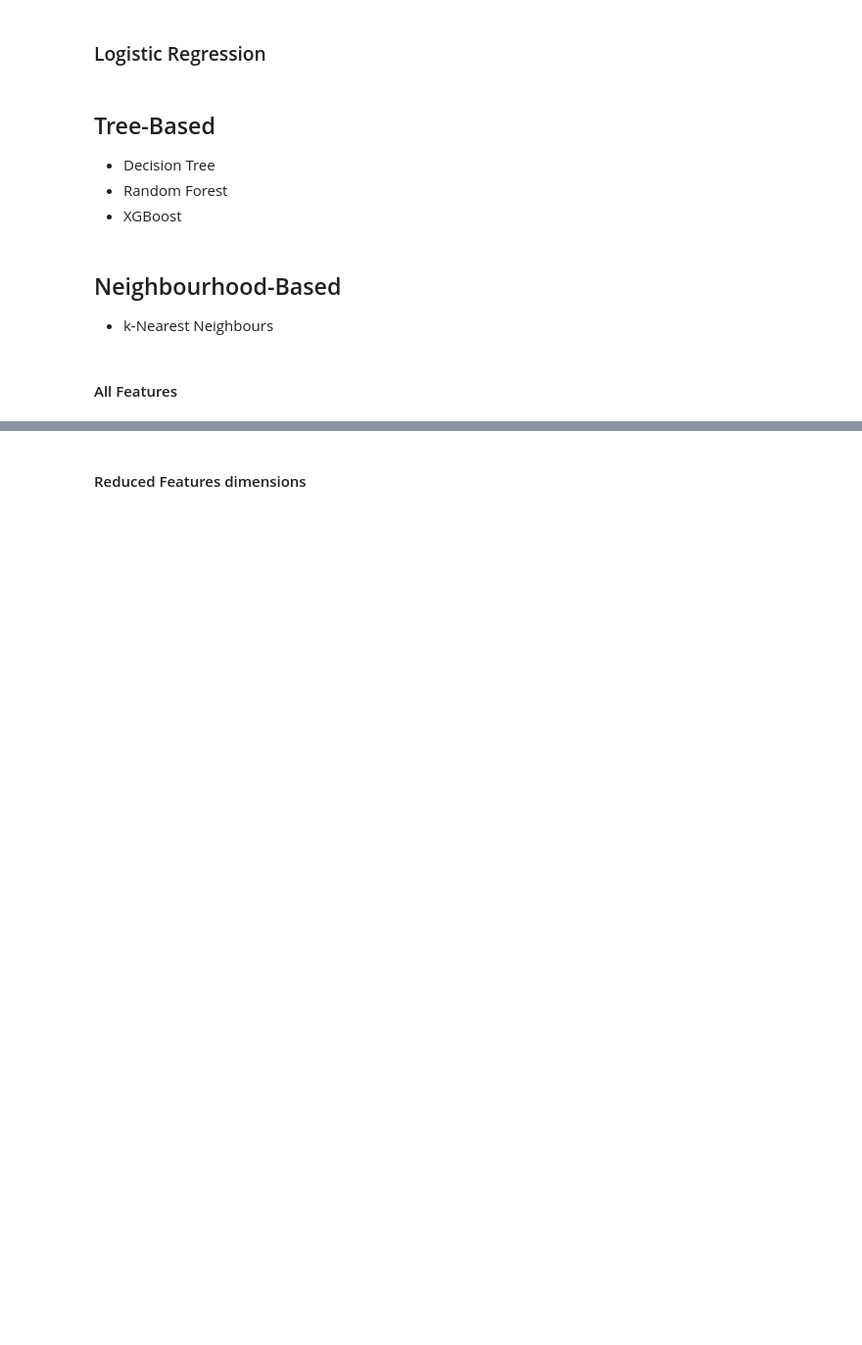
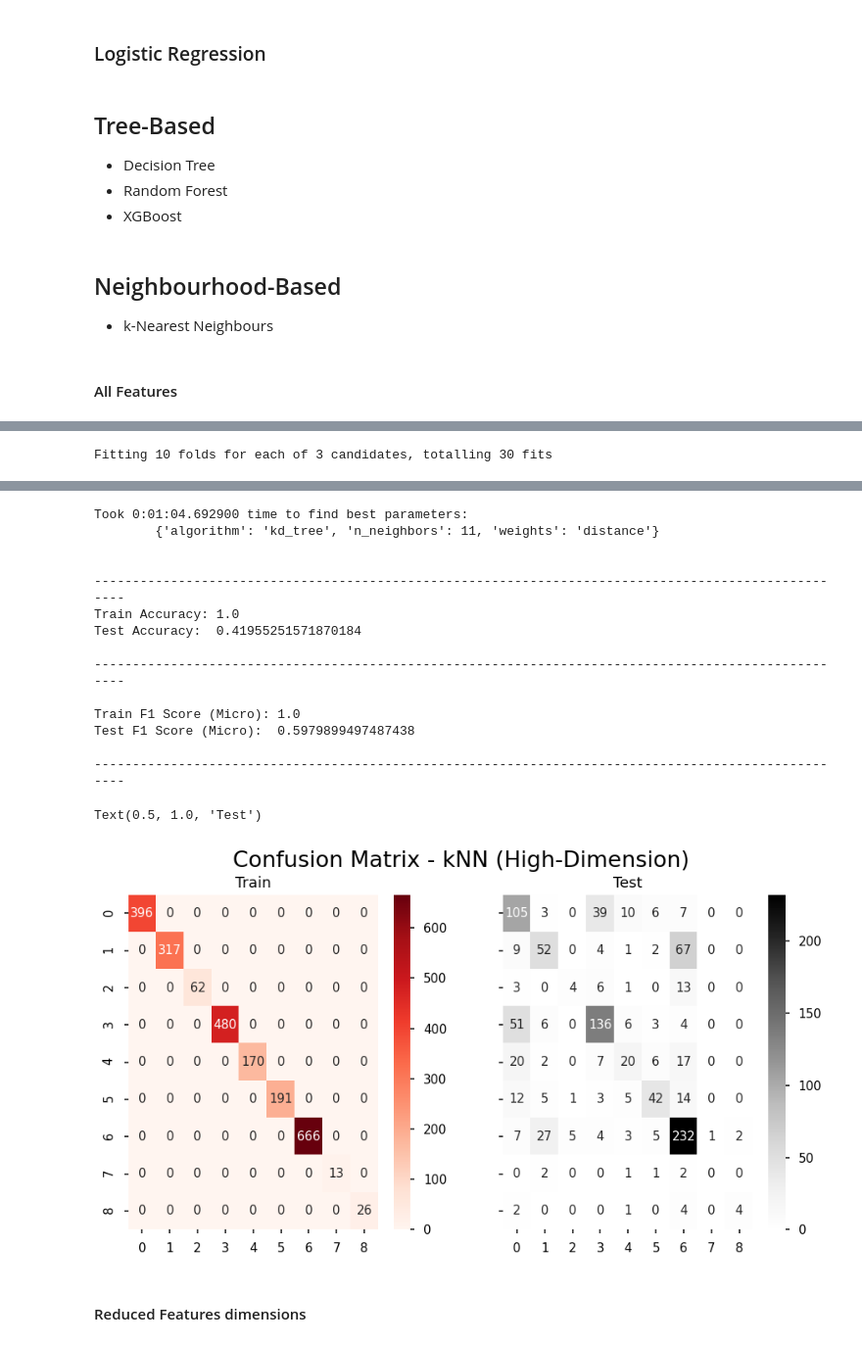
Before and after one commit to akshayonly/DL-Case-Study-Classifying-GM, a Jupyter notebook: Classifying_Genetic_Mutation_.ipynb, the cells around one changed output, grey strips where cells are left out. Shown at 98% size. Cells and saved outputs as stored; diff of their text form; code cells hidden in the pictures; blank space fills up the shorter version.

```diff
--- a/Classifying_Genetic_Mutation_.ipynb
+++ b/Classifying_Genetic_Mutation_.ipynb
@@ -578,8 +603,8 @@ axes[1].set_title('Test')
 - k-Nearest Neighbours
 # %%
 params = {
-    'n_neighbors':[21, 25, 31],
-    'algorithm':['ball_tree', 'kd_tree'],
+    'n_neighbors':[11, 17, 35],
+    'algorithm':['kd_tree'],
     'weights':['distance']
     }
 # %% [markdown]
@@ -624,10 +651,12 @@ print("-"*100)
 fig, axes = plt.subplots(1, 2, figsize=(10, 5), dpi=108, sharey=True)
 fig.suptitle('Confusion Matrix - kNN (High-Dimension)', fontsize=18)
 
-cm1 = confusion_matrix(y_predtrain, y_train)
+cm1 = confusion_matrix(y_train, y_predtrain)
 sns.heatmap(cm1, annot=True,fmt="d",cmap='Reds', ax=axes[0])
 axes[0].set_title('Train')
 
-cm2 = confusion_matrix(y_predtest, y_test)
+cm2 = confusion_matrix(y_test, y_predtest)
 sns.heatmap(cm2, annot=True,fmt="d",cmap='Greys', ax=axes[1])
 axes[1].set_title('Test')
+# %% [output]
+Fitting 10 folds for each of 3 candidates, totalling 30 fits
@@ -634,3 +665,19 @@ axes[1].set_title('Test')
+Took 0:01:04.692900 time to find best parameters:
+        {'algorithm': 'kd_tree', 'n_neighbors': 11, 'weights': 'distance'}
+
+
+----------------------------------------------------------------------------------------------------
+Train Accuracy: 1.0
+Test Accuracy:  0.41955251571870184
+
+----------------------------------------------------------------------------------------------------
+
+Train F1 Score (Micro): 1.0
+Test F1 Score (Micro):  0.5979899497487438
+
+----------------------------------------------------------------------------------------------------
+Text(0.5, 1.0, 'Test')
+[figure, added]
 # %% [markdown]
 #### Reduced Features dimensions
 # %%
```
Also changed, not shown: parts of 13 cells of this notebook.
